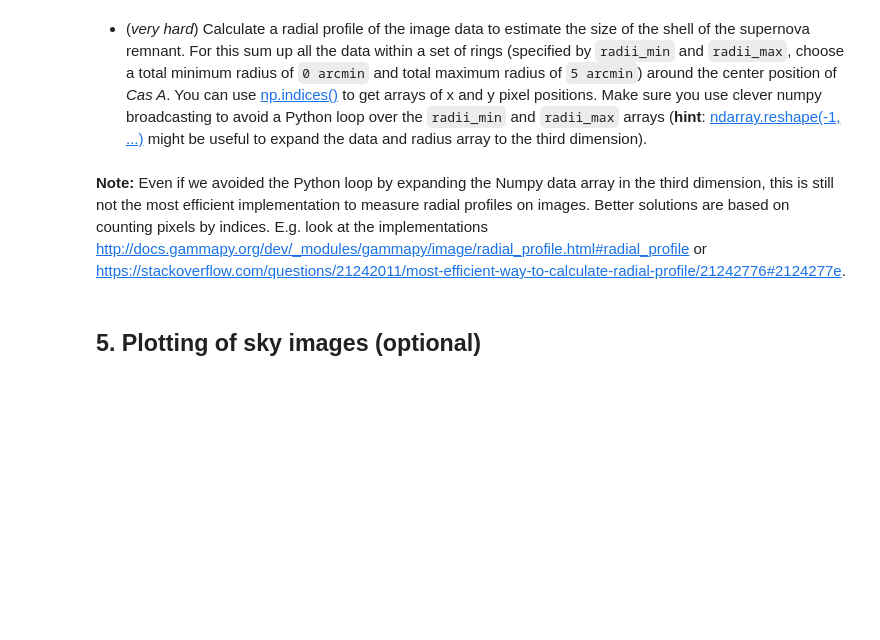
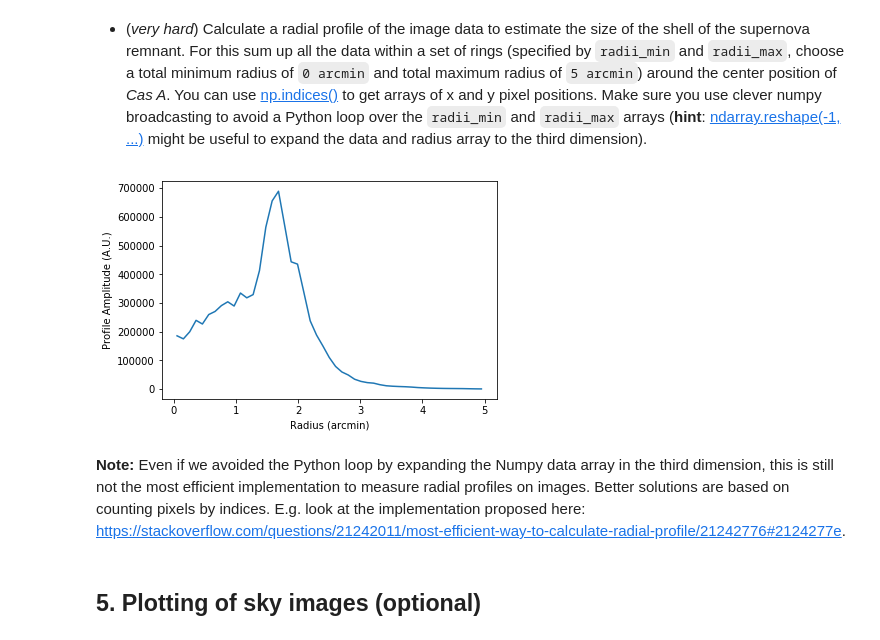
Before and after one commit to Asterics2020-Obelics/School2019, a Jupyter notebook: astropy/astropy_hands_on_solutions.ipynb, the cells around one changed output. Saved outputs shown, nothing was run; the diff lists cells and outputs as text; code cells hidden in the pictures; blank space fills up the shorter version.

Commit message:
Update Astropy notebook

```diff
--- a/astropy/astropy_hands_on_solutions.ipynb
+++ b/astropy/astropy_hands_on_solutions.ipynb
@@ -268,41 +307,48 @@ print("The position of the brightest pixel in the image is: {}".format(pos))
 - (*very hard*) Calculate a radial profile of the image data to estimate the size of the shell of the supernova remnant. For this sum up all the data within a set of rings (specified  by `radii_min` and `radii_max`, choose a total minimum radius of `0 arcmin` and total maximum radius of `5 arcmin`) around the center position of *Cas A*. You can use [np.indices()](https://docs.scipy.org/doc/numpy/reference/generated/numpy.indices.html) to get arrays of x and y pixel positions. Make sure you use clever numpy broadcasting to avoid a Python loop over the `radii_min` and `radii_max` arrays (**hint**: [ndarray.reshape(-1, ...)](https://docs.scipy.org/doc/numpy/reference/generated/numpy.reshape.html#numpy.reshape) might be useful to expand the data and radius array to the third dimension).
 # %%
 from astropy.wcs import WCS
+from astropy.io import fits
+from astropy.coordinates import SkyCoord
+from astropy.visualization import quantity_support
 
 # open image
 image_hdu = fits.open('data/casa_1.5-3.0keV.fits.gz')['PRIMARY']
 wcs = WCS(image_hdu.header)
 image_data = image_hdu.data
 
 # define position and integration radius
 pos_casa = SkyCoord.from_name('Cas A')
 
 # create an array of sky positions for each pixel
 yp, xp = np.indices(image_data.shape)
 sky_positions = SkyCoord.from_pixel(xp=xp, yp=yp, wcs=wcs)
 
 # calculate separation image
 separation = pos_casa.separation(sky_positions)
 
 # initialize radius arrays
 radii = np.linspace(0, 5, 50).reshape(-1, 1, 1) * u.arcmin
 radii_min, radii_max = radii[:-1], radii[1:]
 
 # mask out the annulus regions
 mask = (separation > radii_min) & (separation < radii_max)
 
 data_masked = mask * image_data.reshape(-1, 1024, 1024)
 data_summed = data_masked.sum(axis=-1).sum(axis=-1)
 
 radius_center = (radii_min[:, 0, 0] + radii_max[:, 0, 0]) / 2.
 
+r_dr = radius_center * (radii_max - radii_min).squeeze()
+
 with quantity_support():
-    plt.plot(radius_center, data_summed)
+    plt.plot(radius_center, data_summed / (2 * np.pi * r_dr))
     plt.xlabel('Radius (arcmin)')
     plt.ylabel('Profile Amplitude (A.U.)')
+# %% [output]
+[figure, added]
 # %% [markdown]
 **Note:** Even if we avoided the Python loop by expanding the Numpy data array in the third dimension, this is still not
-the most efficient implementation to measure radial profiles on images. Better solutions are based on counting pixels by indices. E.g. look at the implementations http://docs.gammapy.org/dev/_modules/gammapy/image/radial_profile.html#radial_profile or https://stackoverflow.com/questions/21242011/most-efficient-way-to-calculate-radial-profile/21242776#2124277e.
+the most efficient implementation to measure radial profiles on images. Better solutions are based on counting pixels by indices. E.g. look at the implementation proposed here: https://stackoverflow.com/questions/21242011/most-efficient-way-to-calculate-radial-profile/21242776#2124277e.
 # %% [markdown]
 ## 5. Plotting of sky images (optional)
 # %% [markdown]
```
Also changed, not shown: parts of 12 cells of this notebook, 1 other file.
